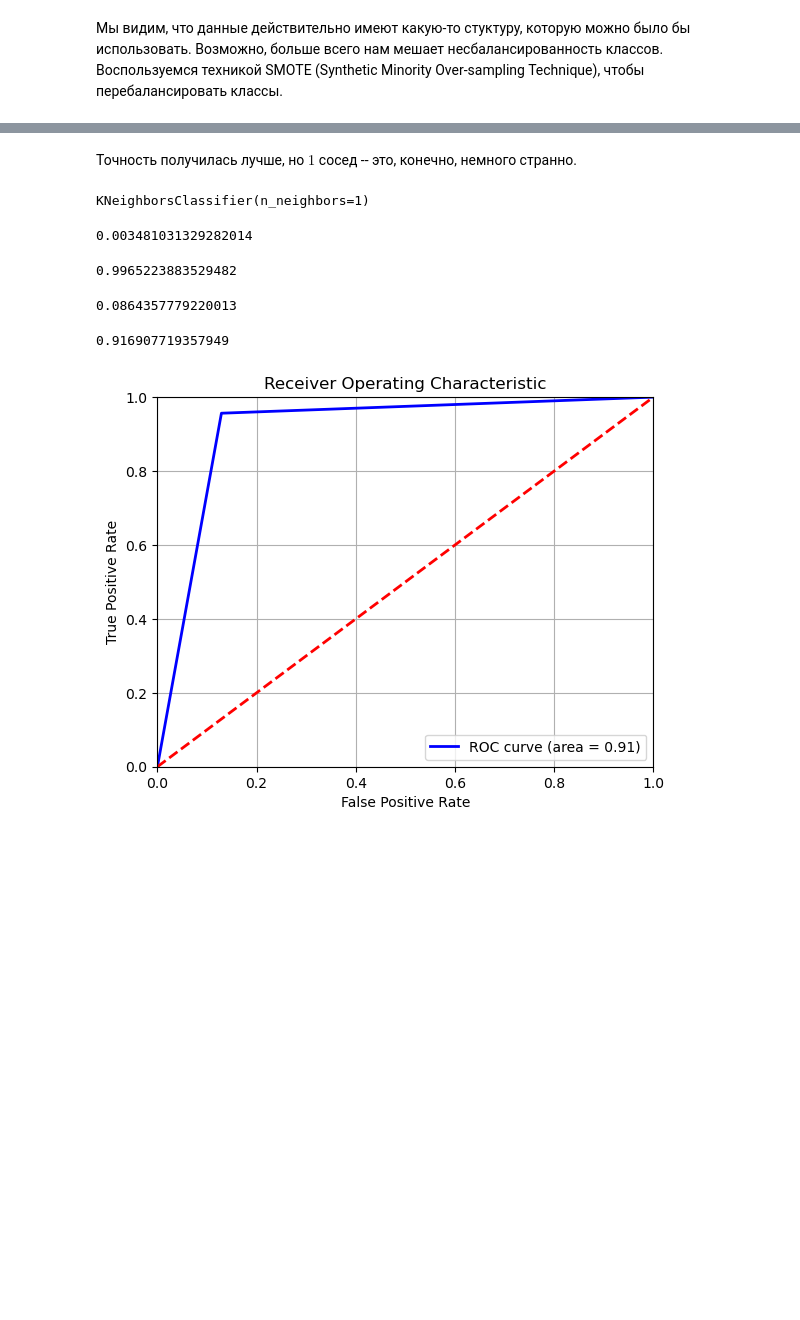
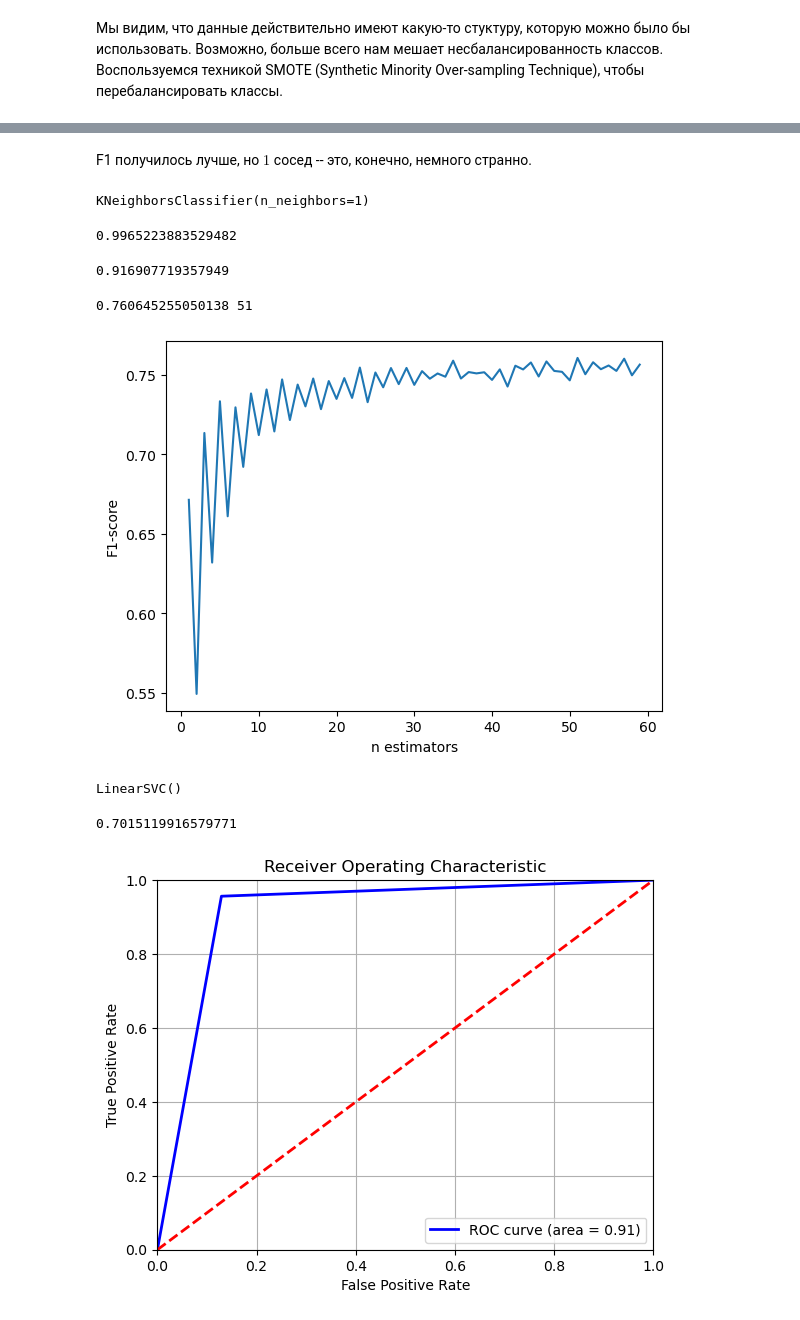
Before and after one commit to ko1o6ok/ML_homework, a Jupyter notebook: shcherbakov_pmop2.ipynb, the cells around one changed output, grey strips where cells are left out. Cells and saved outputs as stored; diff of their text form; code cells hidden in the pictures; blank space fills up the shorter version.

```diff
--- a/shcherbakov_pmop2.ipynb
+++ b/shcherbakov_pmop2.ipynb
@@ -883,23 +851,41 @@ pass
 # %% [markdown]
-Точность получилась лучше, но $1$ сосед -- это, конечно, немного странно.
+F1 получилось лучше, но $1$ сосед -- это, конечно, немного странно.
 # %%
 neigh = KNeighborsClassifier(n_neighbors=1)
 neigh.fit(X_res_train,y_res_train)
 # %% [output]
 KNeighborsClassifier(n_neighbors=1)
-# %%
-1-neigh.score(X_res_train,y_res_train)
-# %% [output]
-0.003481031329282014
 # %%
 f1_score(neigh.predict(X_res_train), y_res_train, average='binary')
 # %% [output]
 0.9965223883529482
-# %%
-1-neigh.score(X_res_test,y_res_test)
-# %% [output]
-0.0864357779220013
 # %%
 f1_score(neigh.predict(X_res_test), y_res_test, average='binary')
 # %% [output]
 0.916907719357949
+# %%
+from sklearn.ensemble import RandomForestClassifier
+N = range(1,60)
+scores = []
+
+max_score = -10
+n_max_score = 0
+for n in N:
+    clf = RandomForestClassifier(n_estimators=n)
+    clf.fit(X_train,y_train)
+    scr = f1_score(clf.predict(X_res_test), y_res_test, average='binary')
+    if(scr > max_score):
+        max_score = scr
+        n_max_score = n
+    scores.append(scr)
+# %%
+print(max_score,n_max_score)
+# %% [output]
+0.760645255050138 51
+# %%
+plt.plot(K,scores)
+plt.xlabel('n estimators')
+plt.ylabel('F1-score')
+pass
+# %% [output]
+[figure, added]
@@ -906,3 +894,11 @@ f1_score(neigh.predict(X_res_test), y_res_test, average='binary')
+# %%
+svc.fit(X_res_train,y_res_train)
+# %% [output]
+LinearSVC()
+# %%
+f1_score(svc.predict(X_res_test),y_res_test)
+# %% [output]
+0.7015119916579771
 # %%
 y_scores = neigh.predict_proba(X_res_test)[:, 1]  # Вероятности для положительного класса
 
```
Also changed, not shown: parts of 41 cells of this notebook.
